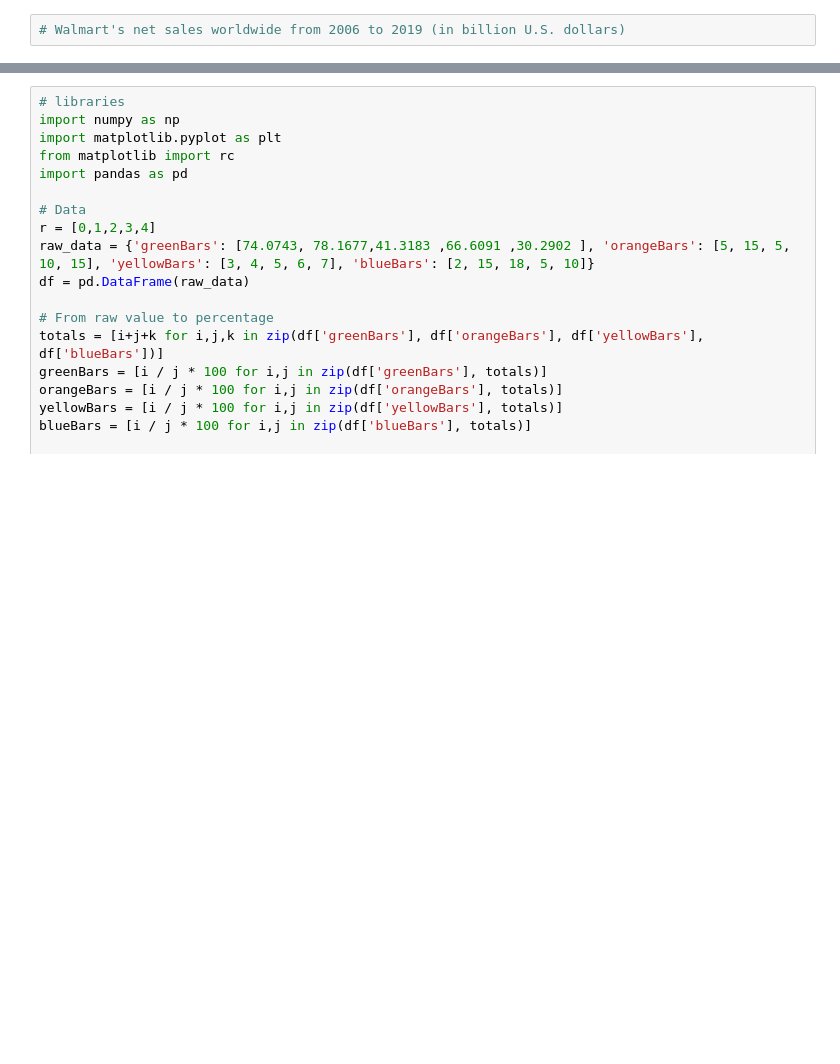
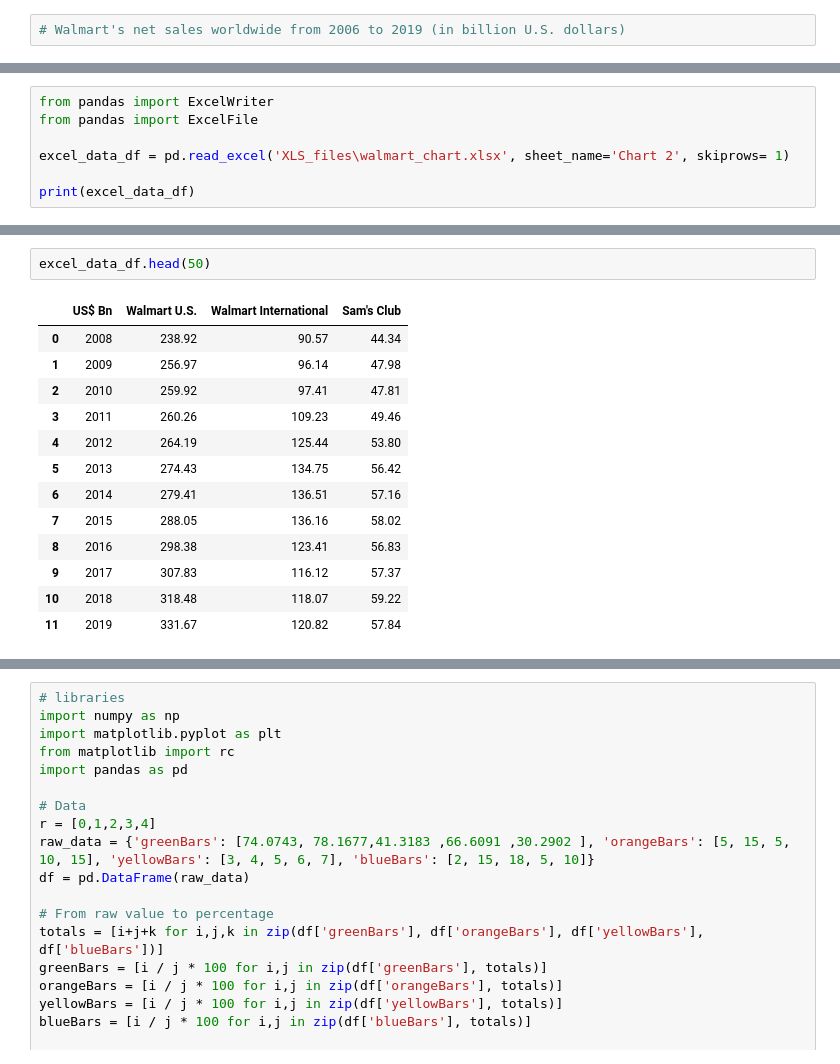
Before and after one commit to raphxcha/Open-data-project, a Jupyter notebook: basic_pandas copy.ipynb, the cells around one changed output, grey strips where cells are left out. Saved outputs shown, nothing was run; the diff lists cells and outputs as text; blank space fills up the shorter version.

```diff
--- a/basic_pandas copy.ipynb
+++ b/basic_pandas copy.ipynb
@@ -56,0 +73,7 @@ walmart_chart.head(50)
+# %%
+from pandas import ExcelWriter
+from pandas import ExcelFile
+
+excel_data_df = pd.read_excel('XLS_files\walmart_chart.xlsx', sheet_name='Chart 2', skiprows= 1)
+
+print(excel_data_df)
@@ -56,0 +94,16 @@ walmart_chart.head(50)
+# %%
+excel_data_df.head(50)
+# %% [output]
+|  | US$ Bn | Walmart U.S. | Walmart International | Sam's Club |
+| 0 | 2008 | 238.92 | 90.57 | 44.34 |
+| 1 | 2009 | 256.97 | 96.14 | 47.98 |
+| 2 | 2010 | 259.92 | 97.41 | 47.81 |
+| 3 | 2011 | 260.26 | 109.23 | 49.46 |
+| 4 | 2012 | 264.19 | 125.44 | 53.80 |
+| 5 | 2013 | 274.43 | 134.75 | 56.42 |
+| 6 | 2014 | 279.41 | 136.51 | 57.16 |
+| 7 | 2015 | 288.05 | 136.16 | 58.02 |
+| 8 | 2016 | 298.38 | 123.41 | 56.83 |
+| 9 | 2017 | 307.83 | 116.12 | 57.37 |
+| 10 | 2018 | 318.48 | 118.07 | 59.22 |
+| 11 | 2019 | 331.67 | 120.82 | 57.84 |
```
Also changed, not shown: parts of 9 cells of this notebook.
